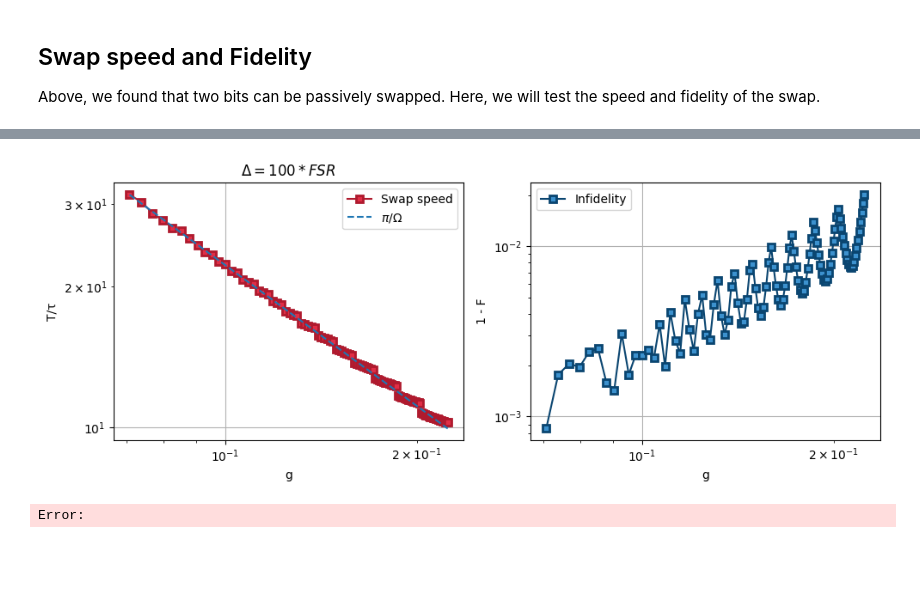
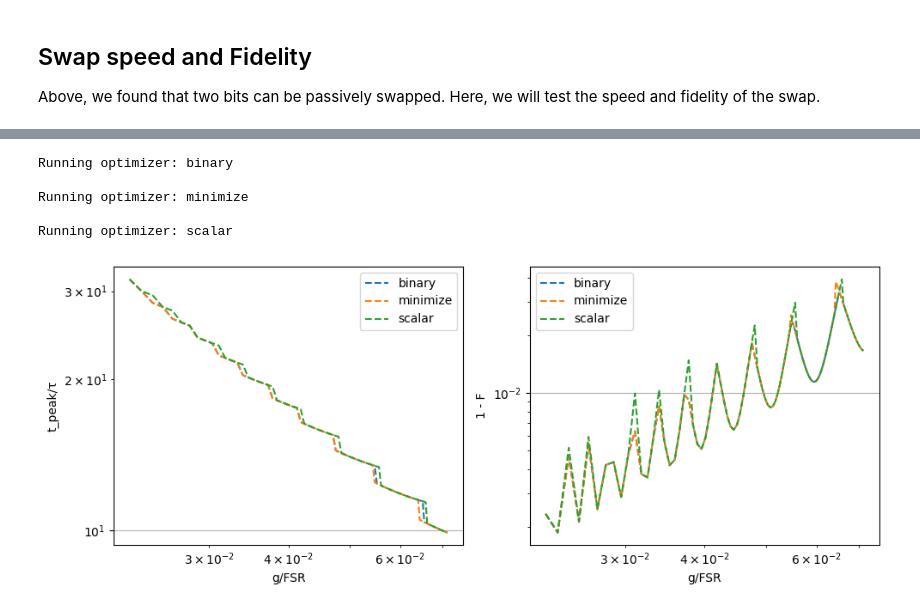
Before and after one commit to Taitoos2/non_markovian_qubit_swap, a Jupyter notebook: Idea_3.ipynb, the cells around one changed output, grey strips where cells are left out. Saved outputs shown, nothing was run; the diff lists cells and outputs as text; code cells hidden in the pictures; blank space fills up the shorter version.

Commit message:
compare the different optimized method and different peaks

```diff
--- a/Idea_3.ipynb
+++ b/Idea_3.ipynb
@@ -78,9 +98,16 @@ Error:
 # %%
-from expt_sets import expt_003_swapspeed
+from expt_sets import expt_004_opti_compare
 import numpy as np
 
 gamma_list = np.linspace(0.01, 0.1, 100)
-t_peaks, F_list = expt_003_swapspeed(Delta=100, gamma_list=gamma_list, N=1)
+expt_004_opti_compare(
+    Delta=0,
+    gamma_list=gamma_list,
+)
 # %% [output]
+Running optimizer: binary
+
+Running optimizer: minimize
+
+Running optimizer: scalar
-[figure, old version]
+[figure, new version]
-Error:
```
Also changed, not shown: parts of 8 cells of this notebook, 1 other file.
